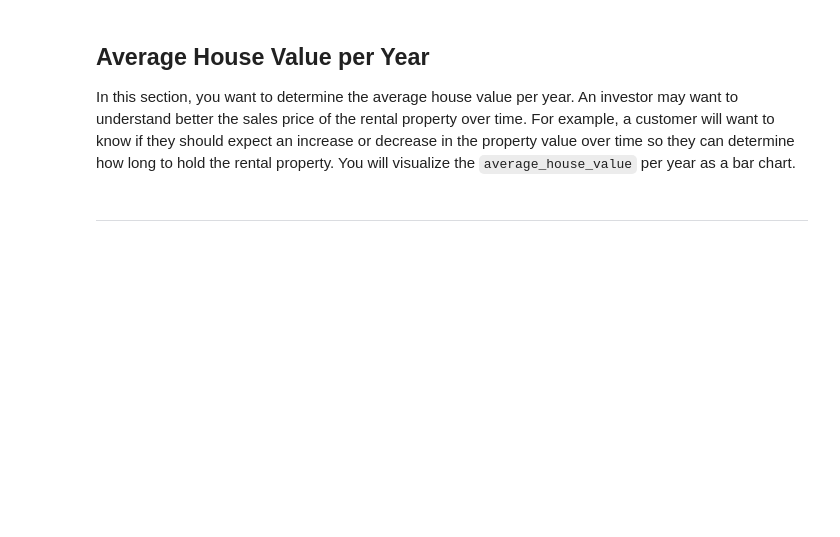
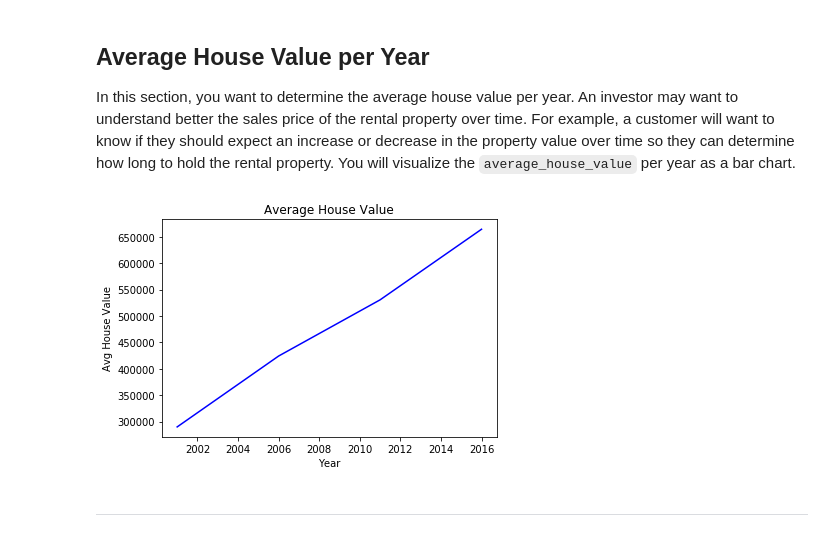
Before and after one commit to apfreeman/Unit-6-Homework-Assignment-Pythonic-Monopoly, a Jupyter notebook: Starter_Code/rental_analysis.ipynb, the cells around one changed output. Cells and saved outputs as stored; diff of their text form; code cells hidden in the pictures; blank space fills up the shorter version.

```diff
--- a/Starter_Code/rental_analysis.ipynb
+++ b/Starter_Code/rental_analysis.ipynb
@@ -171,6 +146,20 @@ In this section, you want to determine the average house value per year. An inve
+# %%
+# Calculate the average house value per year
+# Create a new dataframe containing just the average_house_value data
+to_data_avg_house_values = to_data["average_house_value"]
+# Create a new dataframe containing average house value per year with the mean costs for each
+average_house_value = to_data_avg_house_values.groupby(["year"]).mean()
 # %%
 # Plot the average house value per year as a line chart
-# YOUR CODE HERE!
+create_line_chart(
+    data = average_house_value,
+    title = "Average House Value",
+    xlabel = "Year",
+    ylabel = "Avg House Value",
+    color = "blue"
+)
+# %% [output]
+[figure, added]
 # %% [markdown]
 - - -
 # %% [markdown]
```
Also changed, not shown: parts of 13 cells of this notebook.
